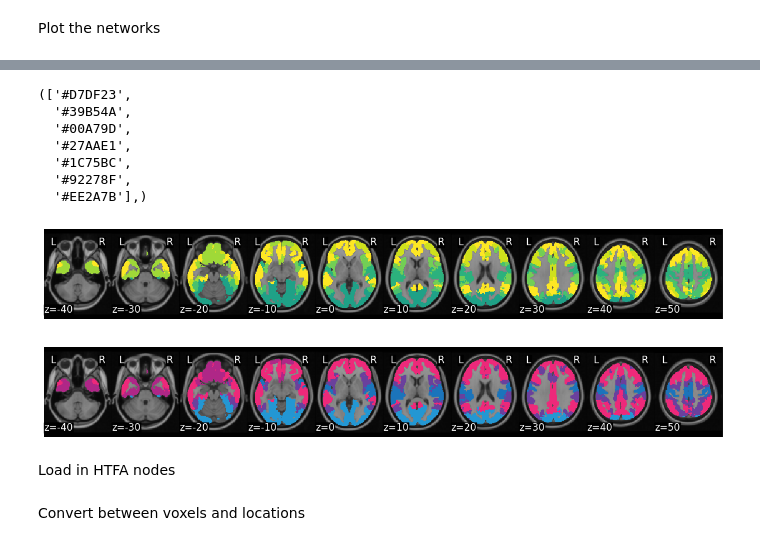
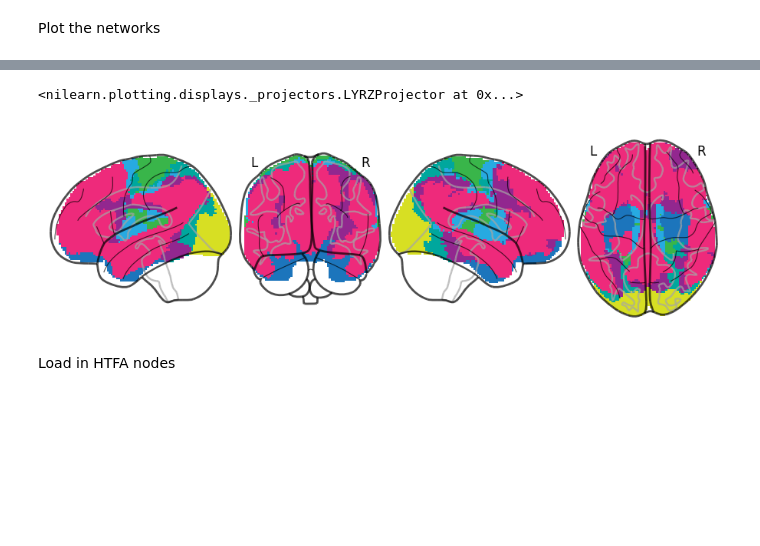
Before and after one commit to ContextLab/pca_paper, a Jupyter notebook: code/notebooks/decoding_and_compression_voxel.ipynb, the cells around one changed output, grey strips where cells are left out. Cells and saved outputs as stored; diff of their text form; code cells hidden in the pictures; blank space fills up the shorter version.

```diff
--- a/code/notebooks/decoding_and_compression_voxel.ipynb
+++ b/code/notebooks/decoding_and_compression_voxel.ipynb
@@ -57,7 +59,7 @@ Load in network labels
 # %%
 basedir = os.path.split(os.path.split(os.getcwd())[0])[0]
 datadir = os.path.join(basedir, 'data')
-figdir = os.path.join(basedir, 'paper', 'figs', 'scratch')
+figdir = os.path.join(basedir, 'paper', 'figs', 'source')
 
 if not os.path.exists(figdir):
     os.makedirs(figdir)
@@ -126,21 +124,16 @@ array([0., 1., 2., 3., 4., 5., 6., 7.])
-# %%
-[v for k, v in network_colors.items()],
-# %% [output]
-(['#D7DF23',
-  '#39B54A',
-  '#00A79D',
-  '#27AAE1',
-  '#1C75BC',
-  '#92278F',
-  '#EE2A7B'],)
-# %%
-networks.plot(cmap='viridis')
-# %% [output]
-[figure, removed]
-# %%
-networks.plot(cmap=get_continuous_cmap([v for k, v in network_colors.items()], N=10))
-# %% [output]
-[figure, removed]
+# %%
+nx = nlt.Brain_Data(nii_fname)
+nx.data = np.array([key.loc[i, 'code'] for i in nx.data]).astype(float)
+networks = nx.to_nifti()
+
+fname = os.path.join(figdir, 'networks.pdf')
+nl.plotting.plot_glass_brain(networks, cmap=network_cmap, display_mode='lyrz', output_file=fname)
+
+# also display figure here
+nl.plotting.plot_glass_brain(networks, cmap=network_cmap, display_mode='lyrz')
+# %% [output]
+<nilearn.plotting.displays._projectors.LYRZProjector at 0x...>
+[figure, added]
 # %% [markdown]
 Load in HTFA nodes
 # %%
@@ -160,5 +153,3 @@ widths = data['widths']
 # %%
 def rbf(R, center, width):
     return np.exp(-np.sum((R - center) ** 2, axis=1) / width)
-# %% [markdown]
-Convert between voxels and locations
```
Also changed, not shown: parts of 50 cells of this notebook, 28 other files.
